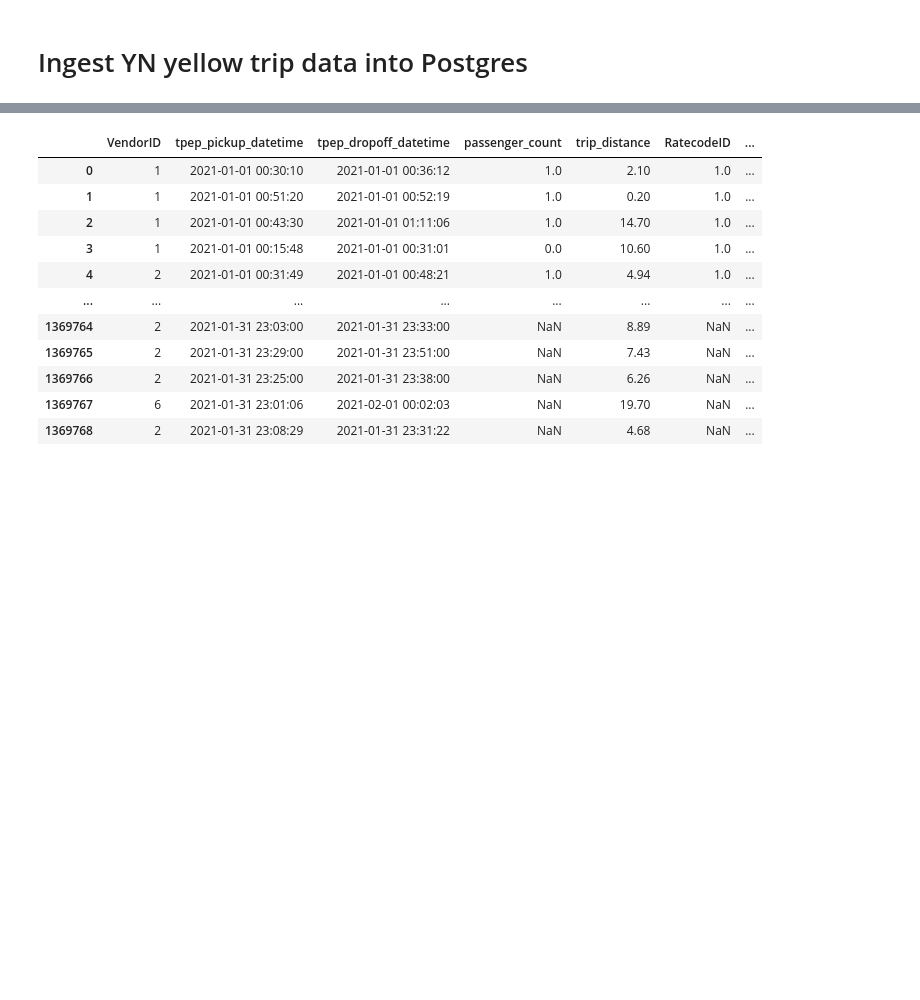
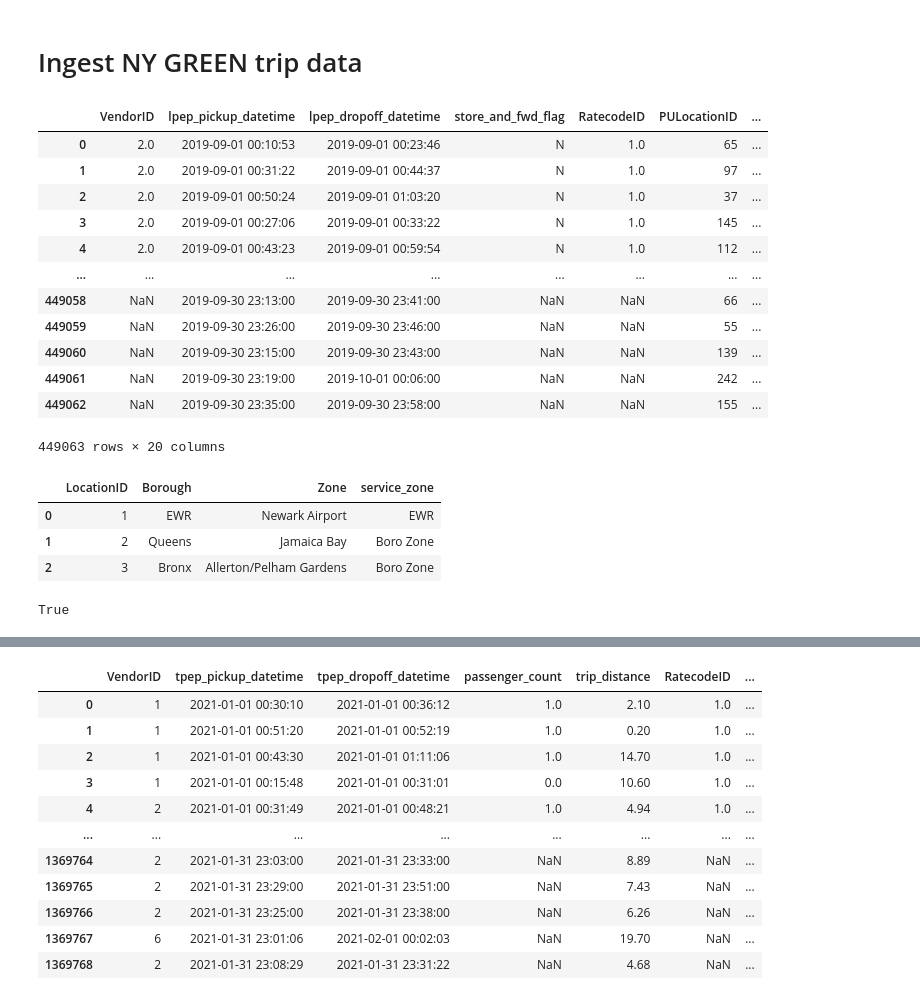
Before and after one commit to PhongHuynh0394/de-zoomcamp-learning, a Jupyter notebook: week_1/notebook/data_ingestion.ipynb, the cells around one changed output, grey strips where cells are left out. Drawn from its saved outputs; the diff is of its cells as text; code cells hidden in the pictures; blank space fills up the shorter version.

```diff
--- a/week_1/notebook/data_ingestion.ipynb
+++ b/week_1/notebook/data_ingestion.ipynb
@@ -1,4 +1,33 @@
 # %% [markdown]
-# Ingest YN yellow trip data into Postgres
+# Ingest NY GREEN trip data
 # %%
 import pandas as pd
+# %%
+df = pd.read_csv("green_tripdata_2019-09.csv.gz", low_memory=False)
+df
+# %% [output]
+|  | VendorID | lpep_pickup_datetime | lpep_dropoff_datetime | store_and_fwd_flag | RatecodeID | PULocationID | ... |
+| 0 | 2.0 | 2019-09-01 00:10:53 | 2019-09-01 00:23:46 | N | 1.0 | 65 | ... |
+| 1 | 2.0 | 2019-09-01 00:31:22 | 2019-09-01 00:44:37 | N | 1.0 | 97 | ... |
+| 2 | 2.0 | 2019-09-01 00:50:24 | 2019-09-01 01:03:20 | N | 1.0 | 37 | ... |
+| 3 | 2.0 | 2019-09-01 00:27:06 | 2019-09-01 00:33:22 | N | 1.0 | 145 | ... |
+| 4 | 2.0 | 2019-09-01 00:43:23 | 2019-09-01 00:59:54 | N | 1.0 | 112 | ... |
+| ... | ... | ... | ... | ... | ... | ... | ... |
+| 449058 | NaN | 2019-09-30 23:13:00 | 2019-09-30 23:41:00 | NaN | NaN | 66 | ... |
+| 449059 | NaN | 2019-09-30 23:26:00 | 2019-09-30 23:46:00 | NaN | NaN | 55 | ... |
+| 449060 | NaN | 2019-09-30 23:15:00 | 2019-09-30 23:43:00 | NaN | NaN | 139 | ... |
+| 449061 | NaN | 2019-09-30 23:19:00 | 2019-10-01 00:06:00 | NaN | NaN | 242 | ... |
+| 449062 | NaN | 2019-09-30 23:35:00 | 2019-09-30 23:58:00 | NaN | NaN | 155 | ... |
+449063 rows × 20 columns
+# %%
+zone = pd.read_csv('taxi+_zone_lookup.csv')
+zone.head(3)
+# %% [output]
+|  | LocationID | Borough | Zone | service_zone |
+| 0 | 1 | EWR | Newark Airport | EWR |
+| 1 | 2 | Queens | Jamaica Bay | Boro Zone |
+| 2 | 3 | Bronx | Allerton/Pelham Gardens | Boro Zone |
+# %%
+"Astoria" in zone["Zone"].unique()
+# %% [output]
+True
```
Also changed, not shown: parts of 14 cells of this notebook, 6 other files.
